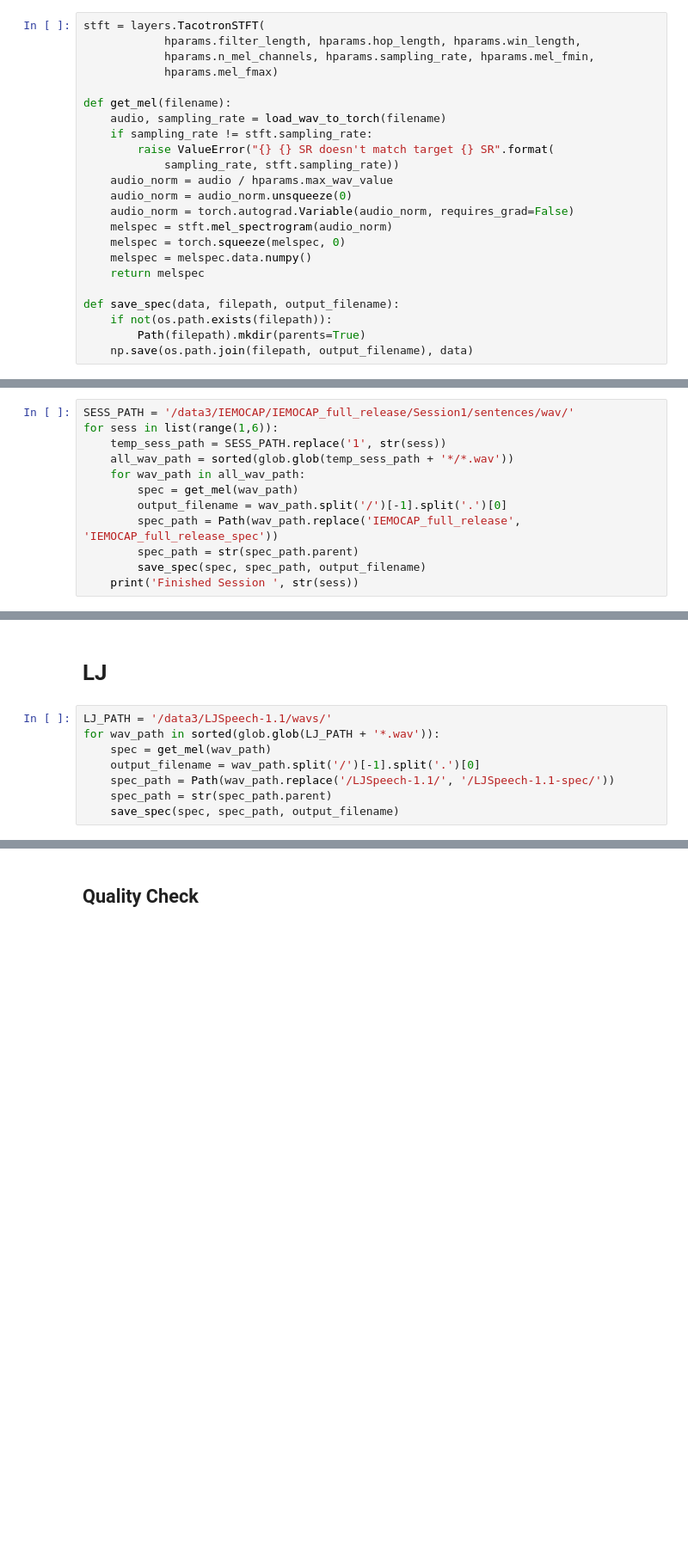
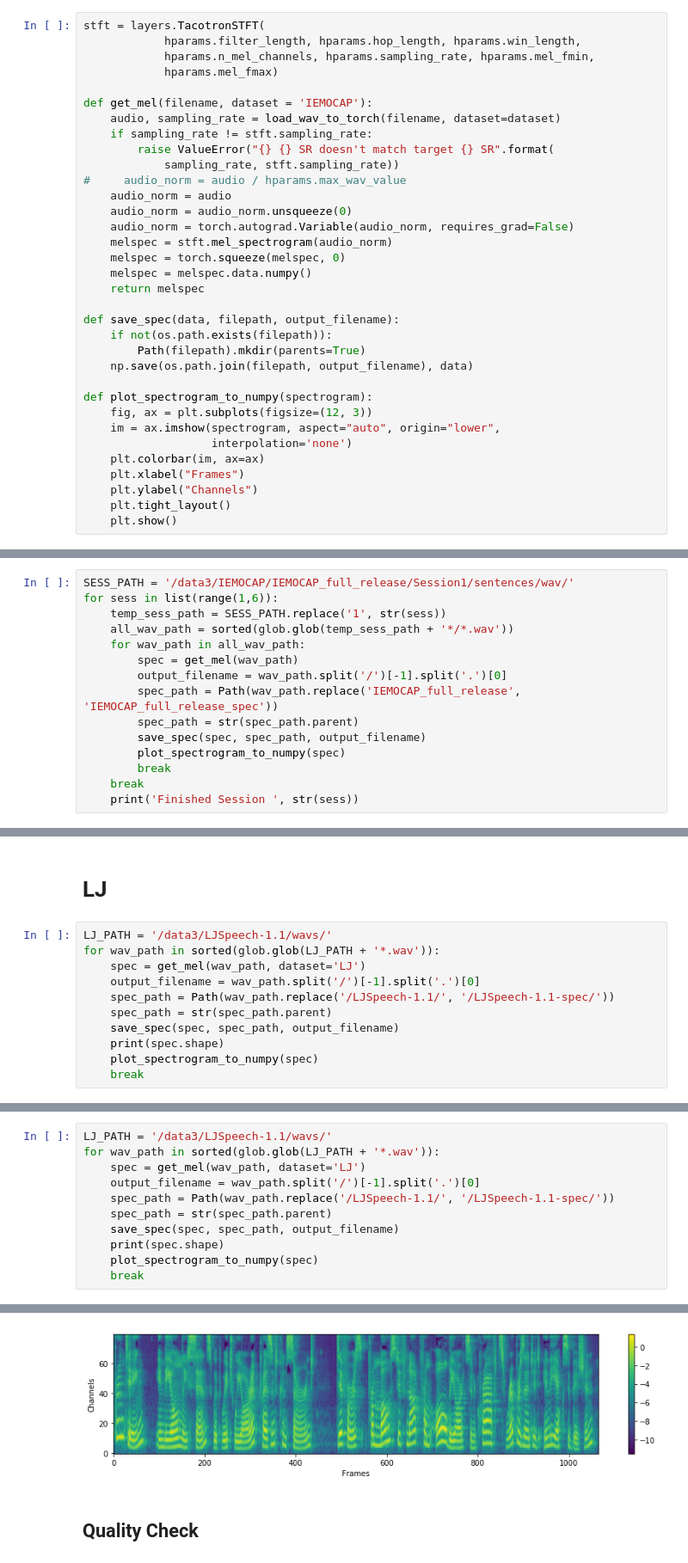
Before and after one commit to xin71/tacotron2, a Jupyter notebook: save_spec.ipynb, the cells around one changed output, grey strips where cells are left out. Shown: that part at 86% size. Cells and saved outputs as stored; diff of their text form; blank space fills up the shorter version.

```diff
--- a/save_spec.ipynb
+++ b/save_spec.ipynb
@@ -19,12 +20,13 @@ stft = layers.TacotronSTFT(
             hparams.n_mel_channels, hparams.sampling_rate, hparams.mel_fmin,
             hparams.mel_fmax)
 
-def get_mel(filename):
-    audio, sampling_rate = load_wav_to_torch(filename)
+def get_mel(filename, dataset = 'IEMOCAP'):
+    audio, sampling_rate = load_wav_to_torch(filename, dataset=dataset)
     if sampling_rate != stft.sampling_rate:
         raise ValueError("{} {} SR doesn't match target {} SR".format(
             sampling_rate, stft.sampling_rate))
-    audio_norm = audio / hparams.max_wav_value
+#     audio_norm = audio / hparams.max_wav_value
+    audio_norm = audio
     audio_norm = audio_norm.unsqueeze(0)
     audio_norm = torch.autograd.Variable(audio_norm, requires_grad=False)
     melspec = stft.mel_spectrogram(audio_norm)
@@ -36,6 +38,16 @@ def save_spec(data, filepath, output_filename):
     if not(os.path.exists(filepath)):
         Path(filepath).mkdir(parents=True)
     np.save(os.path.join(filepath, output_filename), data)
+
+def plot_spectrogram_to_numpy(spectrogram):
+    fig, ax = plt.subplots(figsize=(12, 3))
+    im = ax.imshow(spectrogram, aspect="auto", origin="lower",
+                   interpolation='none')
+    plt.colorbar(im, ax=ax)
+    plt.xlabel("Frames")
+    plt.ylabel("Channels")
+    plt.tight_layout()
+    plt.show()
 # %% [markdown]
 ## IEMOCAP
 # %%
@@ -49,5 +61,8 @@ for sess in list(range(1,6)):
         spec_path = Path(wav_path.replace('IEMOCAP_full_release', 'IEMOCAP_full_release_spec'))
         spec_path = str(spec_path.parent)
         save_spec(spec, spec_path, output_filename)
+        plot_spectrogram_to_numpy(spec)
+        break
+    break
     print('Finished Session ', str(sess))
 # %% [output]
@@ -96,8 +109,11 @@ KeyboardInterrupt:
 # %%
 LJ_PATH = '/data3/LJSpeech-1.1/wavs/'
 for wav_path in sorted(glob.glob(LJ_PATH + '*.wav')):
-    spec = get_mel(wav_path)
+    spec = get_mel(wav_path, dataset='LJ')
     output_filename = wav_path.split('/')[-1].split('.')[0]
     spec_path = Path(wav_path.replace('/LJSpeech-1.1/', '/LJSpeech-1.1-spec/'))
     spec_path = str(spec_path.parent)
     save_spec(spec, spec_path, output_filename)
+    print(spec.shape)
+    plot_spectrogram_to_numpy(spec)
+    break
@@ -103,0 +122,12 @@ for wav_path in sorted(glob.glob(LJ_PATH + '*.wav')):
+# %%
+LJ_PATH = '/data3/LJSpeech-1.1/wavs/'
+for wav_path in sorted(glob.glob(LJ_PATH + '*.wav')):
+    spec = get_mel(wav_path, dataset='LJ')
+    output_filename = wav_path.split('/')[-1].split('.')[0]
+    spec_path = Path(wav_path.replace('/LJSpeech-1.1/', '/LJSpeech-1.1-spec/'))
+    spec_path = str(spec_path.parent)
+    save_spec(spec, spec_path, output_filename)
+    print(spec.shape)
+    plot_spectrogram_to_numpy(spec)
+    break
+# %% [output]
@@ -104,3 +137,4 @@ for wav_path in sorted(glob.glob(LJ_PATH + '*.wav')):
+[figure, added]
 # %% [markdown]
 ## Quality Check
 # %%
```
Also changed, not shown: parts of 4 cells of this notebook, 1 other file.
